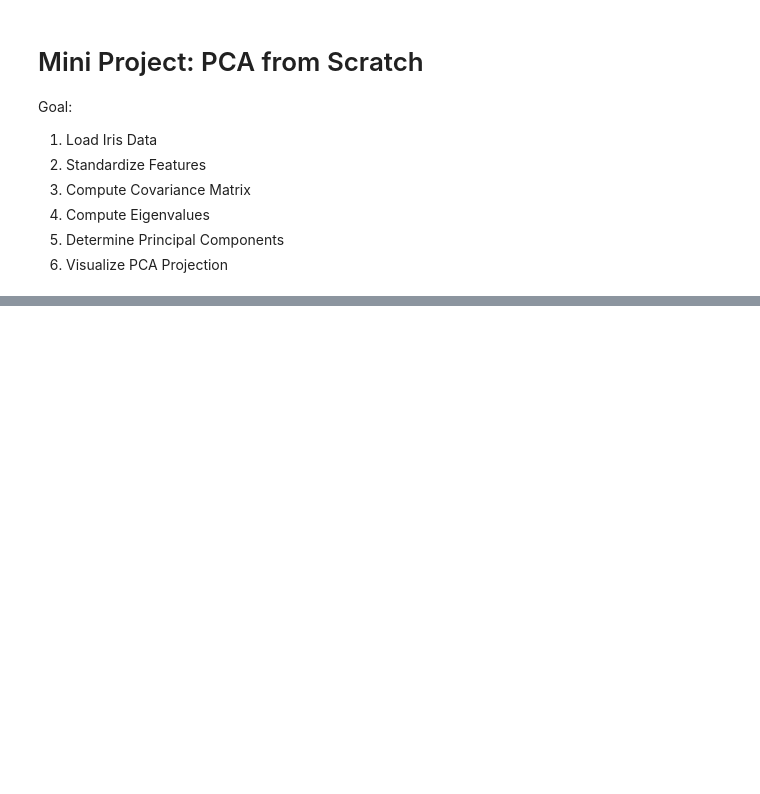
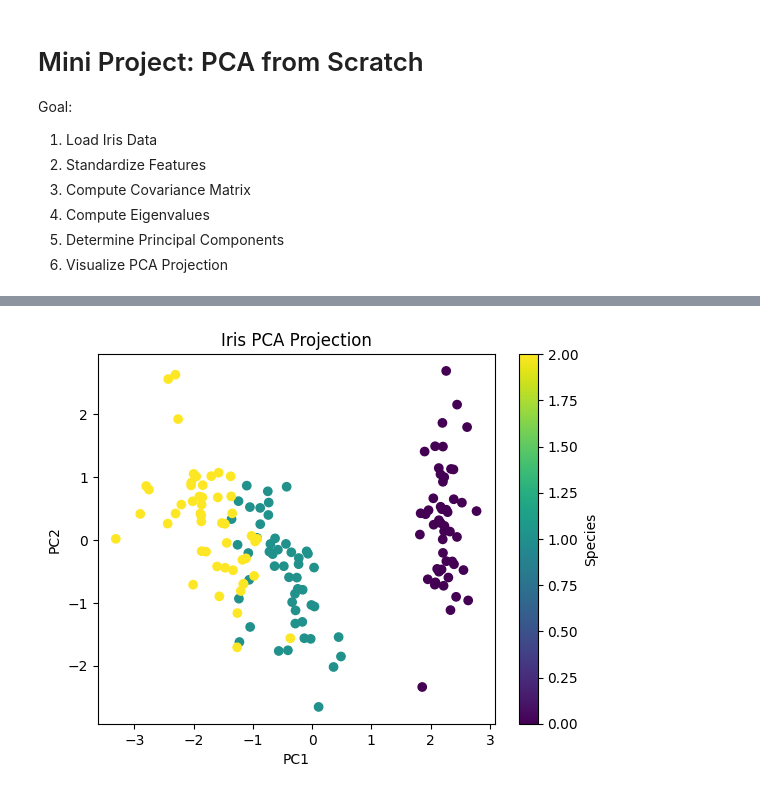
Before and after one commit to MAI-AIIU/mathematics-foundation, a Jupyter notebook: src/sixth-week/matrix-decomposition.ipynb, the cells around one changed output, grey strips where cells are left out. Cells and saved outputs as stored; diff of their text form; code cells hidden in the pictures; blank space fills up the shorter version.

```diff
--- a/src/sixth-week/matrix-decomposition.ipynb
+++ b/src/sixth-week/matrix-decomposition.ipynb
@@ -412,0 +539,34 @@ Goal:
+# %%
+import torch
+import matplotlib.pyplot as plt
+from sklearn.datasets import load_iris
+from sklearn.preprocessing import StandardScaler
+
+# 1. Load Iris Data
+iris = load_iris()
+X = torch.tensor(iris.data, dtype=torch.float32)
+
+# 2. Standardize Features
+X = torch.tensor(StandardScaler().fit_transform(X.numpy()), dtype=torch.float32)
+
+# 3. Compute Covariance Matrix
+cov = torch.cov(X.T)
+
+# 4. Compute Eigenvalues
+eigenvalues, eigenvectors = torch.linalg.eigh(cov)
+
+# 5. Determine Principal Components
+indices = torch.argsort(eigenvalues, descending=True)
+components = eigenvectors[:, indices[:2]]
+
+X_pca = X @ components
+
+# 7. Visualize PCA Projection
+plt.scatter(X_pca[:, 0], X_pca[:, 1], c=iris.target, cmap="viridis")
+plt.xlabel("PC1")
+plt.ylabel("PC2")
+plt.title("Iris PCA Projection")
+plt.colorbar(label="Species")
+plt.show()
+# %% [output]
+[figure, added]
```
Also changed, not shown: parts of 26 cells of this notebook.
